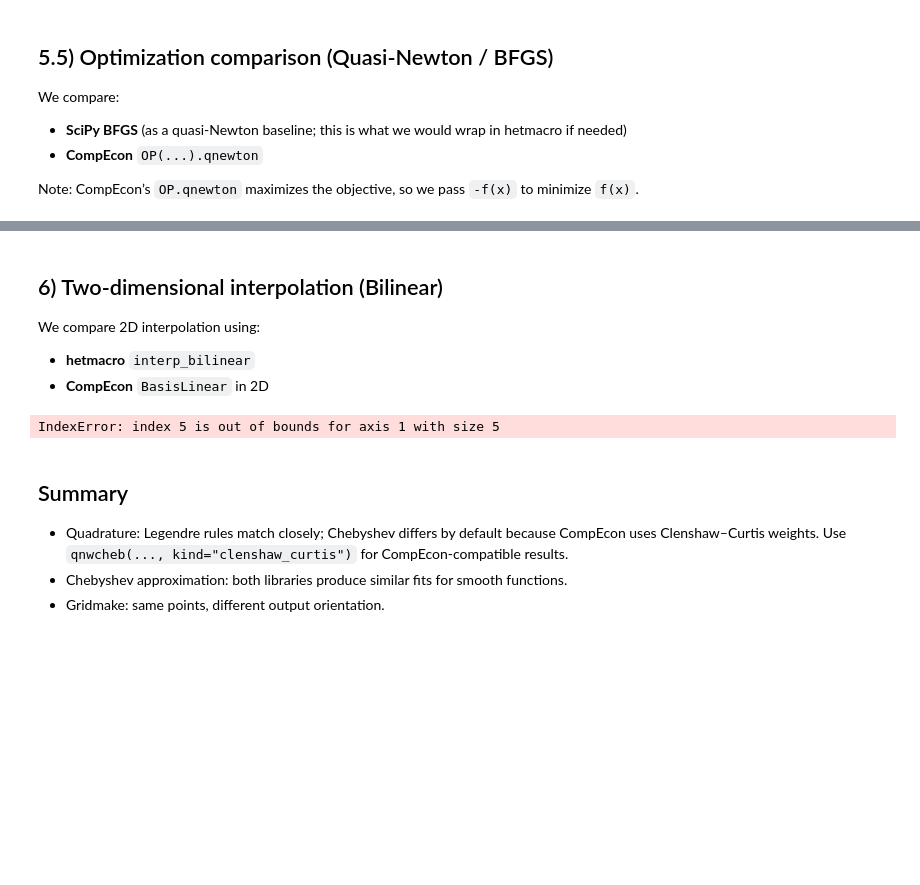
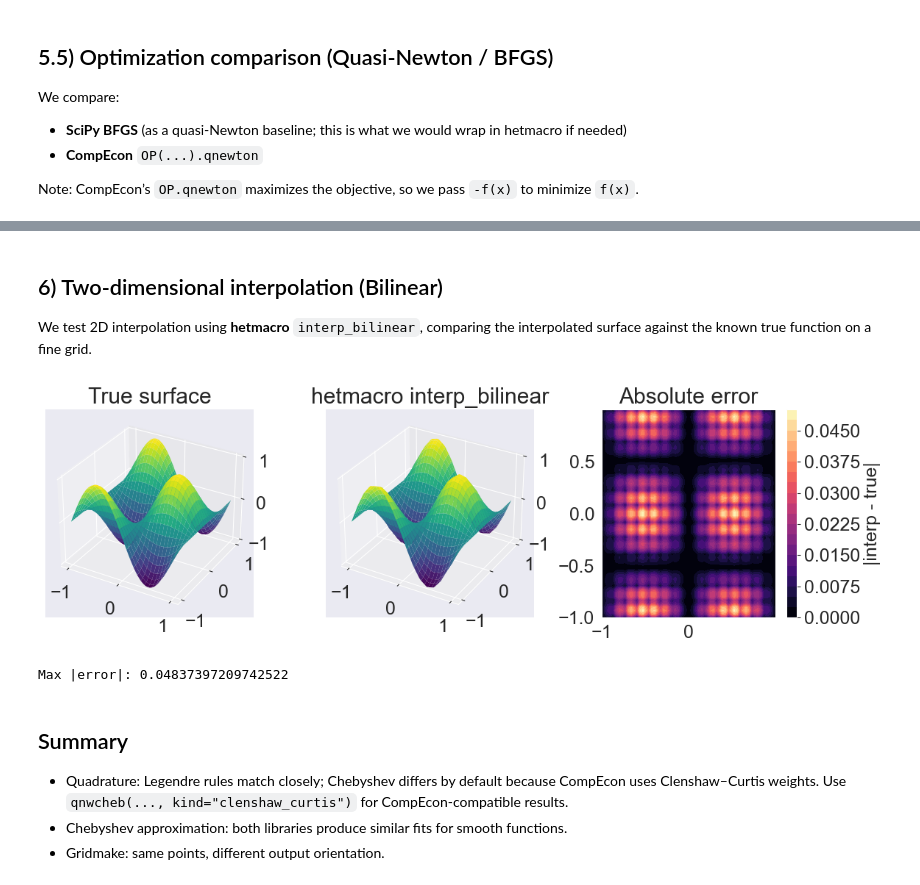
Before and after one commit to Rlincoln01/heterogeneity_in_macroeconomics, a Jupyter notebook: hetmacro/notebooks/test_compecon_comparison.ipynb, the cells around one changed output, grey strips where cells are left out. Drawn from its saved outputs; the diff is of its cells as text; code cells hidden in the pictures; blank space fills up the shorter version.

```diff
--- a/hetmacro/notebooks/test_compecon_comparison.ipynb
+++ b/hetmacro/notebooks/test_compecon_comparison.ipynb
@@ -349,64 +361,56 @@ print("|diff|:", abs(x_bfgs - x_qn))
 # %% [markdown]
 ## 6) Two‑dimensional interpolation (Bilinear)
 
-We compare 2D interpolation using:
-- **hetmacro** `interp_bilinear`
-- **CompEcon** `BasisLinear` in 2D
+We test 2D interpolation using **hetmacro** `interp_bilinear`, comparing the interpolated surface against the known true function on a fine grid.
 # %%
-from compecon import basisLinear
+# Coarse 2D grid
+n_x = 16
+n_y = 14
+x_grid = np.linspace(-1, 1, n_x)
+y_grid = np.linspace(-1, 1, n_y)
 
-# Coarse 2D grid
-x_grid = np.linspace(-1, 1, 6)
-y_grid = np.linspace(-1, 1, 5)
-
+# Values on the coarse grid
+# With indexing="ij", Z has shape (len(x_grid), len(y_grid))
 X, Y = np.meshgrid(x_grid, y_grid, indexing="ij")
 Z = np.sin(np.pi * X) * np.cos(np.pi * Y)
 
-# Evaluation grid (avoid exact endpoints to prevent index overflow)
+# Evaluation grid (avoid exact endpoints to prevent edge indexing issues)
 eps = 1e-6
 xe = np.linspace(-1, 1, 60)
 ye = np.linspace(-1, 1, 60)
 Xe, Ye = np.meshgrid(xe, ye, indexing="ij")
 Xe = np.clip(Xe, x_grid[0], x_grid[-1] - eps)
 Ye = np.clip(Ye, y_grid[0], y_grid[-1] - eps)
 
 # hetmacro bilinear interpolation
 Zh = hinterp.interp_bilinear(x_grid, y_grid, Z, Xe, Ye)
 
-# CompEcon 2D linear basis
-cb2 = basisLinear.BasisLinear([len(x_grid), len(y_grid)], [-1, -1], [1, 1])
-cb2.y = Z.reshape(1, -1)
-cb2.update_c()
+# True surface on evaluation grid
+Ztrue = np.sin(np.pi * Xe) * np.cos(np.pi * Ye)
 
-# Evaluate on grid points
-points = np.column_stack([Xe.ravel(), Ye.ravel()])
-Phi2 = cb2.Phi(points)
-Zc = (cb2.c @ Phi2.T).reshape(Xe.shape)
+# Visual check
+fig = plt.figure(figsize=(12, 4))
+ax1 = fig.add_subplot(1, 3, 1, projection="3d")
+ax1.plot_surface(Xe, Ye, Ztrue, cmap="viridis", linewidth=0)
+ax1.set_title("True surface")
 
-# Visual comparison: difference surface
-fig = plt.figure(figsize=(10, 4))
-ax1 = fig.add_subplot(1, 2, 1, projection="3d")
-ax1.plot_surface(Xe, Ye, Zh, cmap="viridis", linewidth=0)
-ax1.set_title("hetmacro bilinear")
+ax2 = fig.add_subplot(1, 3, 2, projection="3d")
+ax2.plot_surface(Xe, Ye, Zh, cmap="viridis", linewidth=0)
+ax2.set_title("hetmacro interp_bilinear")
 
-ax2 = fig.add_subplot(1, 2, 2, projection="3d")
-ax2.plot_surface(Xe, Ye, Zc, cmap="viridis", linewidth=0)
-ax2.set_title("CompEcon BasisLinear")
+ax3 = fig.add_subplot(1, 3, 3)
+diff = np.abs(Zh - Ztrue)
+cf = ax3.contourf(Xe, Ye, diff, levels=20, cmap="magma")
+fig.colorbar(cf, ax=ax3, label="|interp - true|")
+ax3.set_title("Absolute error")
 
 plt.tight_layout()
 plt.show()
 
-# Error surface
-diff = np.abs(Zh - Zc)
-plt.figure(figsize=(6, 4))
-plt.contourf(Xe, Ye, diff, levels=20, cmap="magma")
-plt.colorbar(label="|hetmacro - CompEcon|")
-plt.title("2D interpolation difference")
-plt.show()
-
-print("Max |diff|:", diff.max())
+print("Max |error|:", float(np.max(diff)))
 # %% [output]
+[figure, added]
-IndexError: index 5 is out of bounds for axis 1 with size 5
+Max |error|: 0.04837397209742522
 # %% [markdown]
 ## Summary
 
```
Also changed, not shown: parts of 1 cell of this notebook, 8 other files.
